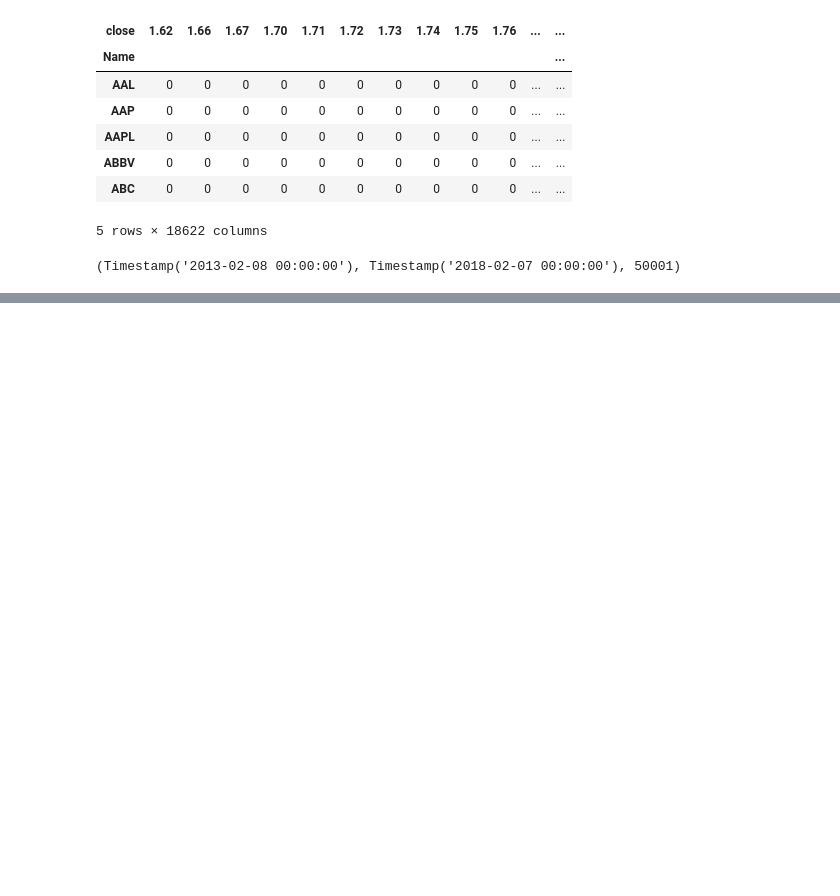
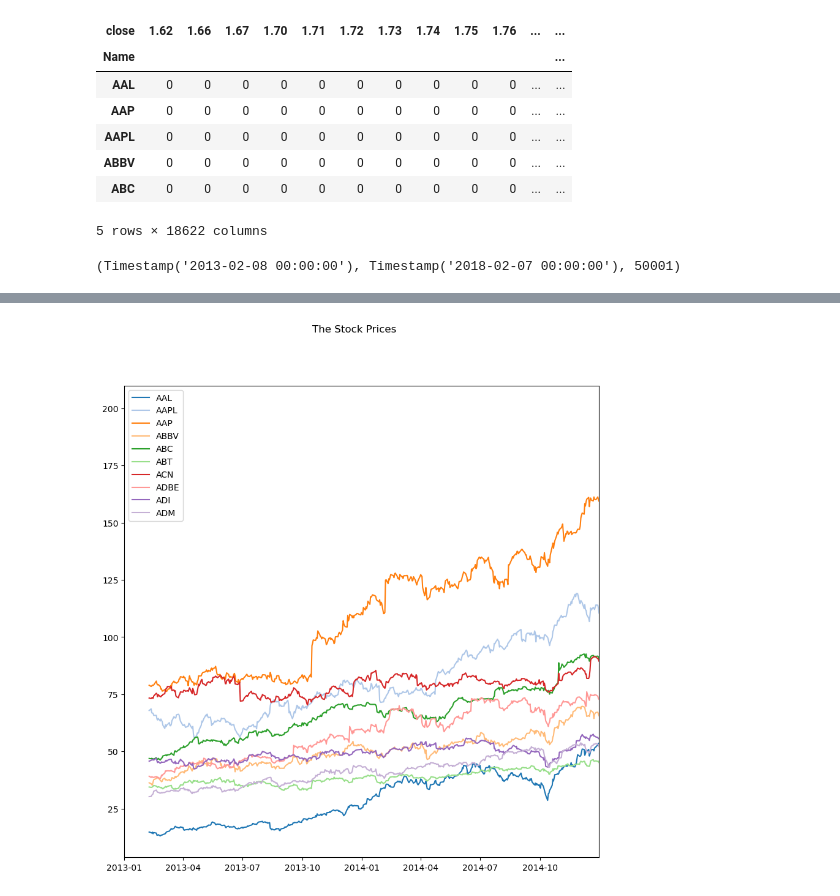
Before and after one commit to ishtiaqahmedz/practice_project_files, a Jupyter notebook: 907 Stock price pridiction.ipynb, the cells around one changed output, grey strips where cells are left out. Cells and saved outputs as stored; diff of their text form; code cells hidden in the pictures; blank space fills up the shorter version.

```diff
--- a/907 Stock price pridiction.ipynb
+++ b/907 Stock price pridiction.ipynb
@@ -253,12 +268,0 @@ plt.show()
-# %%
-ax.set_prop_cycle(color=[
-    '#1f77b4', '#aec7e8', '#ff7f0e', '#ffbb78', '#2ca02c', '#98df8a',
-    '#d62728', '#ff9896', '#9467bd', '#c5b0d5', '#8c564b', '#c49c94',
-    '#e377c2', '#f7b6d2', '#7f7f7f', '#c7c7c7', '#bcbd22', '#dbdb8d',
-    '#17becf', '#9edae5'])
-
-names=df.Name.unique()[0:10]
-fig,ax= plt.subplots(figsize=(10,10))
-
-for i in names:
-    ax.plot()
@@ -264,0 +275,27 @@ for i in names:
+# %%
+
+fig,ax= plt.subplots(figsize=(10,10))
+
+ax.set_prop_cycle(color=[
+    '#1f77b4', '#aec7e8', '#ff7f0e', '#ffbb78', '#2ca02c', '#98df8a',
+    '#d62728', '#ff9896', '#9467bd', '#c5b0d5', '#8c564b', '#c49c94',
+    '#e377c2', '#f7b6d2', '#7f7f7f', '#c7c7c7', '#bcbd22', '#dbdb8d',
+    '#17becf', '#9edae5'])
+
+
+
+for i in names:
+    #print(i)
+    #print(dfsmall.query("Name == @i")),print(dfsmall.query("Name == @i").close)
+    dfscrip=dfsmall.query("Name== @i")
+    ax.plot(dfscrip.date,dfscrip.close,label=i)
+   # ax.text(dfscrip.date[-1],dfscrip.close[-1], i)
+
+
+
+fig.suptitle("The Stock Prices")
+ax.set_xlim(np.datetime64("2013-01-01"),np.datetime64("2014-12-31"))
+plt.legend()
+plt.show()
+# %% [output]
+[figure, added]
```
Also changed, not shown: parts of 6 cells of this notebook, 2 other files.
